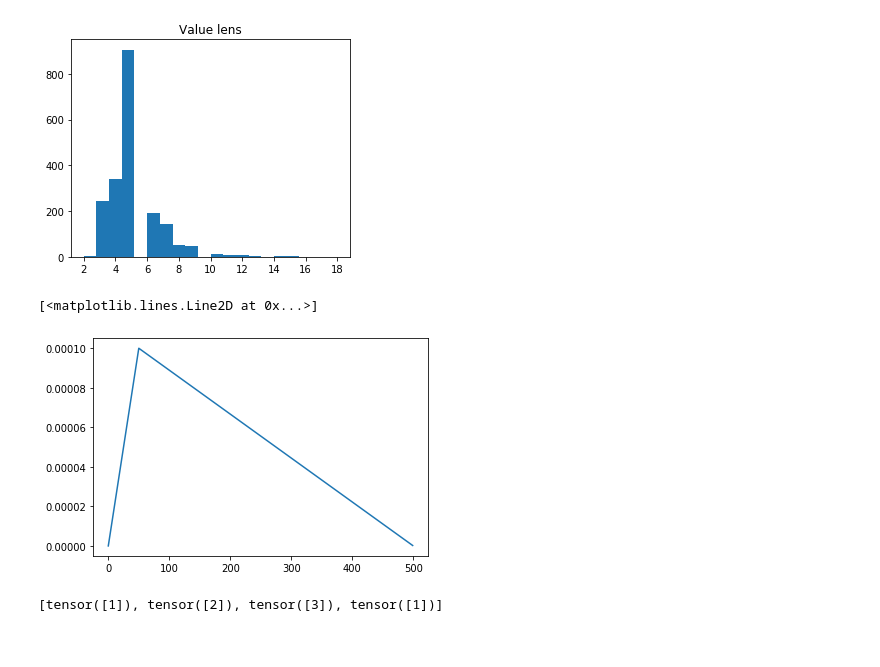
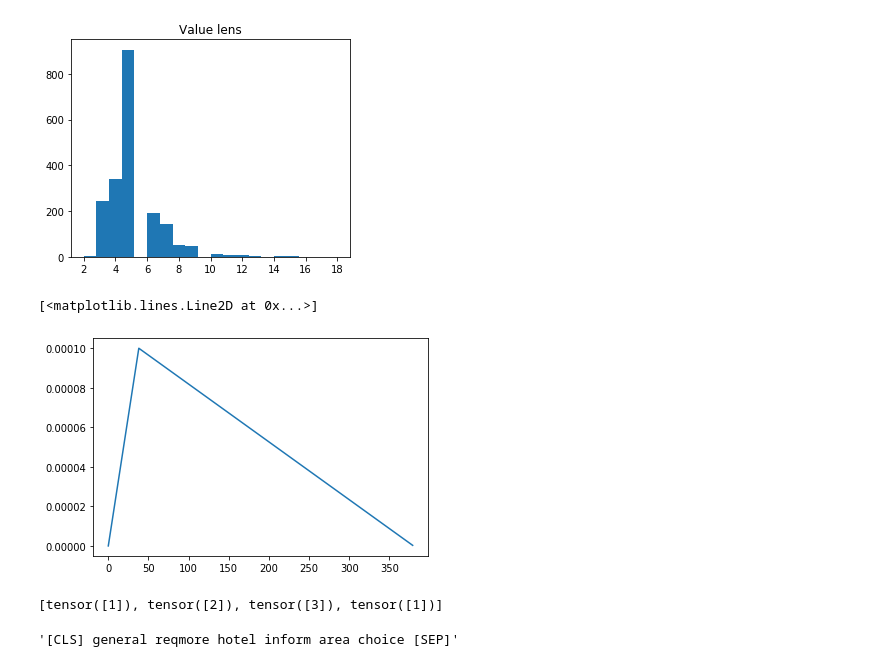
Before and after one commit to gusalsdmlwlq/DS-DST, a Jupyter notebook: ds-dst.ipynb, the cells around one changed output. Cells and saved outputs as stored; diff of their text form; code cells hidden in the pictures.

```diff
--- a/ds-dst.ipynb
+++ b/ds-dst.ipynb
@@ -499,28 +499,28 @@ plt.show()
 # %%
 from matplotlib import pyplot as plt
 import numpy as np
 
 
-max_iter = 100
+max_iter = 76
 max_epochs = 5
 warmup_steps = 0.1
 lr = 1e-4
 
 lrs = []
 
 warmup_steps = max_iter*max_epochs * warmup_steps
 
 for step in range(max_iter*max_epochs):
     a = lr / (warmup_steps - max_iter*max_epochs)
     b = lr - a*warmup_steps
 
     lrs.append(min(lr / warmup_steps * step, a*step + b))
 
 lrs = np.array(lrs)
 plt.plot(lrs)
 # %% [output]
 [<matplotlib.lines.Line2D at 0x...>]
-[figure, old version]
+[figure, new version]
 # %%
 import math
 import torch
@@ -549,0 +554,4 @@ distribute_data(a,4)
+# %%
+tokenizer.decode([101,2236,2128,4160,5974,3309,12367,2181,3601,102])
+# %% [output]
+'[CLS] general reqmore hotel inform area choice [SEP]'
```
Also changed, not shown: parts of 2 cells of this notebook, 4 other files.
